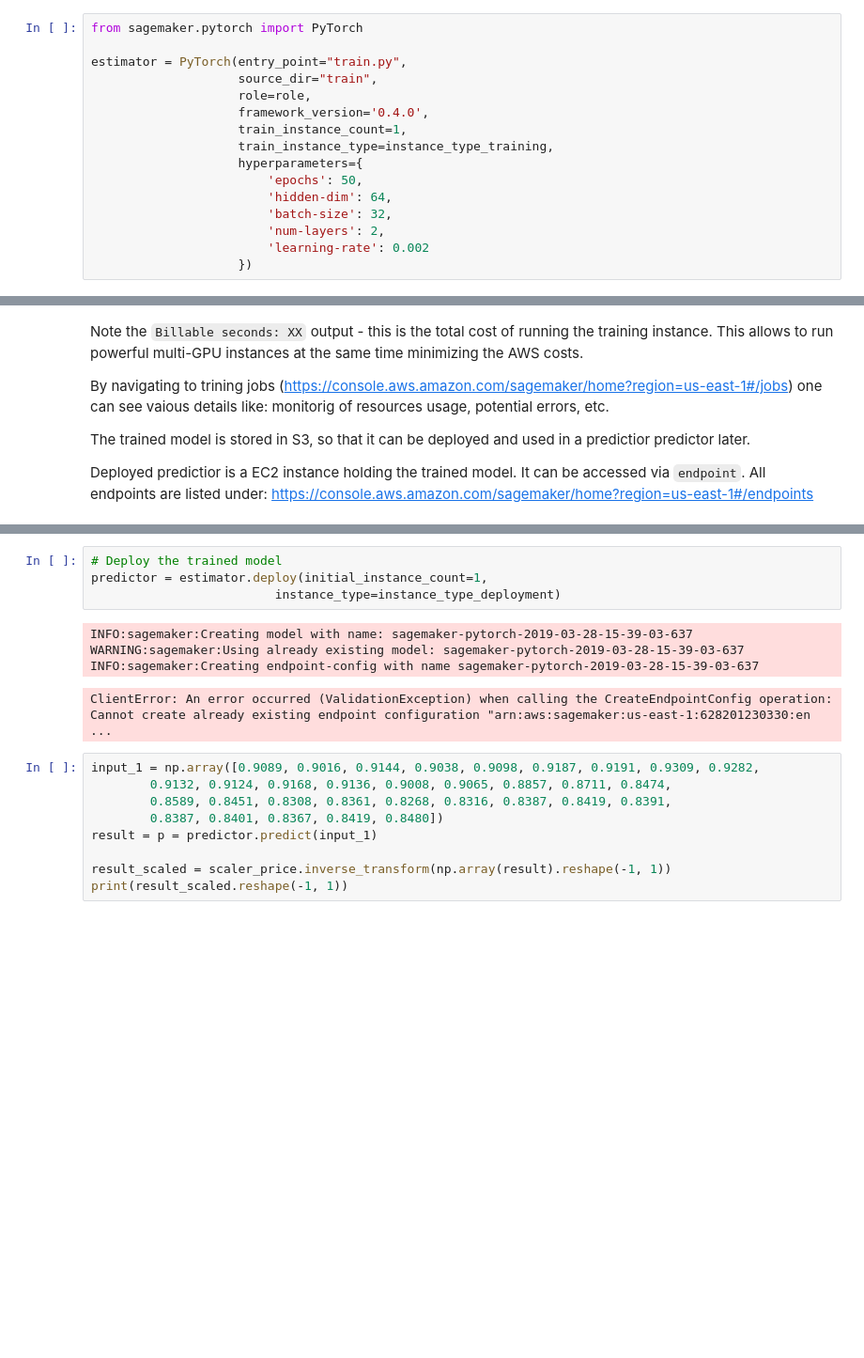
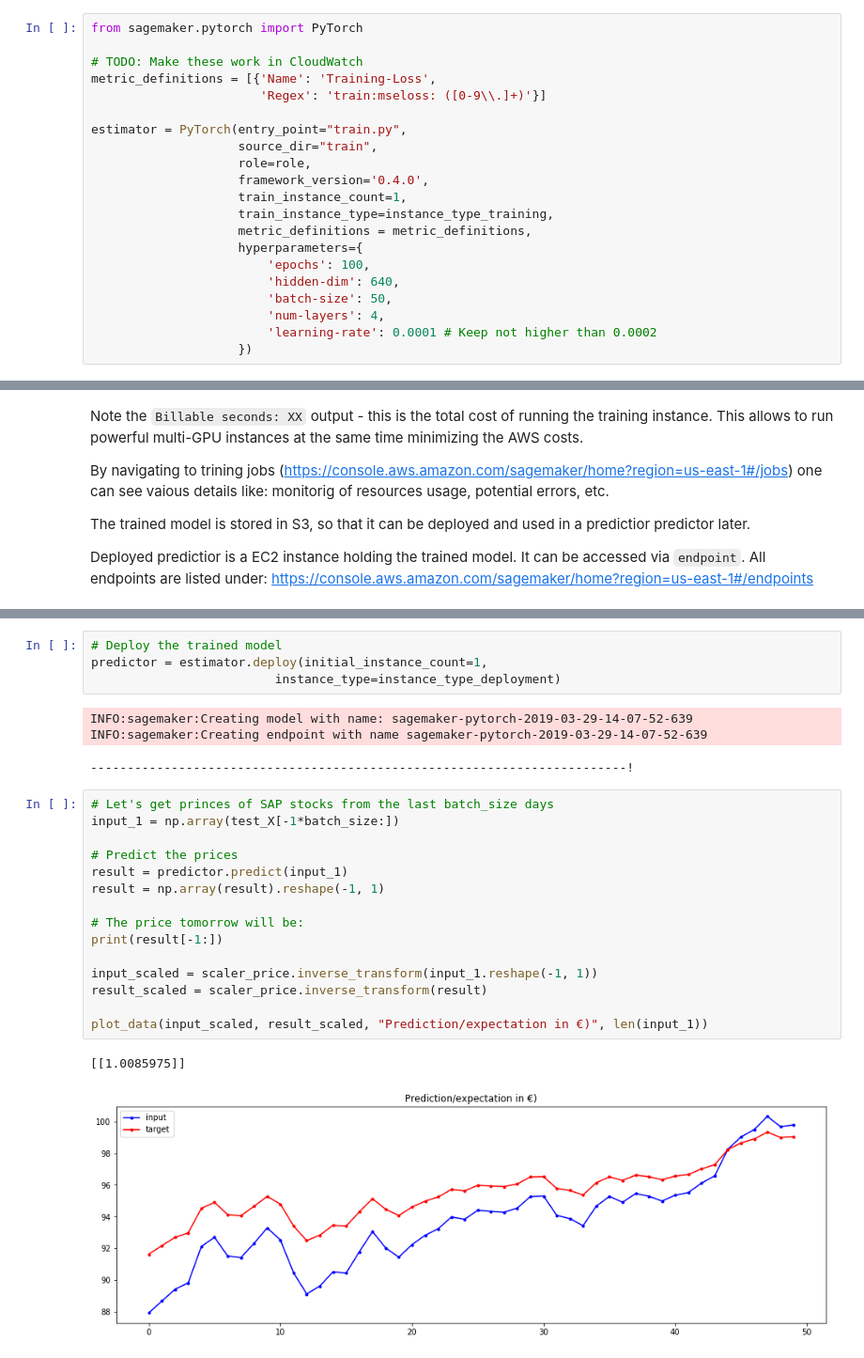
Before and after one commit to vikin91/stock-predictor-deep-learning-dojo, a Jupyter notebook: dojo-workbook-draft1.ipynb, the cells around one changed output, grey strips where cells are left out. Shown: that part at 94% size. Cells and saved outputs as stored; diff of their text form; blank space fills up the shorter version.

Commit message:
Fix bug with training on sagemaker

```diff
--- a/dojo-workbook-draft1.ipynb
+++ b/dojo-workbook-draft1.ipynb
@@ -564,6 +590,10 @@ instance_type_deployment = 'ml.m4.xlarge'
 # - ml.p2.xlarge - new EC2 instance with GPU
 # %%
 from sagemaker.pytorch import PyTorch
+
+# TODO: Make these work in CloudWatch
+metric_definitions = [{'Name': 'Training-Loss',
+                       'Regex': 'train:mseloss: ([0-9\\.]+)'}]
 
 estimator = PyTorch(entry_point="train.py",
                     source_dir="train",
@@ -571,11 +601,12 @@ estimator = PyTorch(entry_point="train.py",
                     framework_version='0.4.0',
                     train_instance_count=1,
                     train_instance_type=instance_type_training,
+                    metric_definitions = metric_definitions,
                     hyperparameters={
-                        'epochs': 50,
-                        'hidden-dim': 64,
-                        'batch-size': 32,
-                        'num-layers': 2,
-                        'learning-rate': 0.002
+                        'epochs': 100,
+                        'hidden-dim': 640,
+                        'batch-size': 50,
+                        'num-layers': 4,
+                        'learning-rate': 0.0001 # Keep not higher than 0.0002
                     })
 # %%
@@ -622,17 +652,25 @@ AttributeError: 'NoneType' object has no attribute 'endpoint'
 predictor = estimator.deploy(initial_instance_count=1,
                          instance_type=instance_type_deployment)
 # %% [output]
-INFO:sagemaker:Creating model with name: sagemaker-pytorch-2019-03-28-15-39-03-637
-WARNING:sagemaker:Using already existing model: sagemaker-pytorch-2019-03-28-15-39-03-637
-INFO:sagemaker:Creating endpoint-config with name sagemaker-pytorch-2019-03-28-15-39-03-637
+INFO:sagemaker:Creating model with name: sagemaker-pytorch-2019-03-29-14-07-52-639
+INFO:sagemaker:Creating endpoint with name sagemaker-pytorch-2019-03-29-14-07-52-639
-ClientError: An error occurred (ValidationException) when calling the CreateEndpointConfig operation: Cannot create already existing endpoint configuration "arn:aws:sagemaker:us-east-1:628201230330:en ...
+-------------------------------------------------------------------------!
-# %%
-input_1 = np.array([0.9089, 0.9016, 0.9144, 0.9038, 0.9098, 0.9187, 0.9191, 0.9309, 0.9282,
-        0.9132, 0.9124, 0.9168, 0.9136, 0.9008, 0.9065, 0.8857, 0.8711, 0.8474,
-        0.8589, 0.8451, 0.8308, 0.8361, 0.8268, 0.8316, 0.8387, 0.8419, 0.8391,
-        0.8387, 0.8401, 0.8367, 0.8419, 0.8480])
-result = p = predictor.predict(input_1)
-
-result_scaled = scaler_price.inverse_transform(np.array(result).reshape(-1, 1))
-print(result_scaled.reshape(-1, 1))
+# %%
+# Let's get princes of SAP stocks from the last batch_size days
+input_1 = np.array(test_X[-1*batch_size:])
+
+# Predict the prices
+result = predictor.predict(input_1)
+result = np.array(result).reshape(-1, 1)
+
+# The price tomorrow will be:
+print(result[-1:])
+
+input_scaled = scaler_price.inverse_transform(input_1.reshape(-1, 1))
+result_scaled = scaler_price.inverse_transform(result)
+
+plot_data(input_scaled, result_scaled, "Prediction/expectation in €)", len(input_1))
+# %% [output]
+[[1.0085975]]
+[figure, added]
 # %%
```
Also changed, not shown: parts of 24 cells of this notebook, 6 other files.
